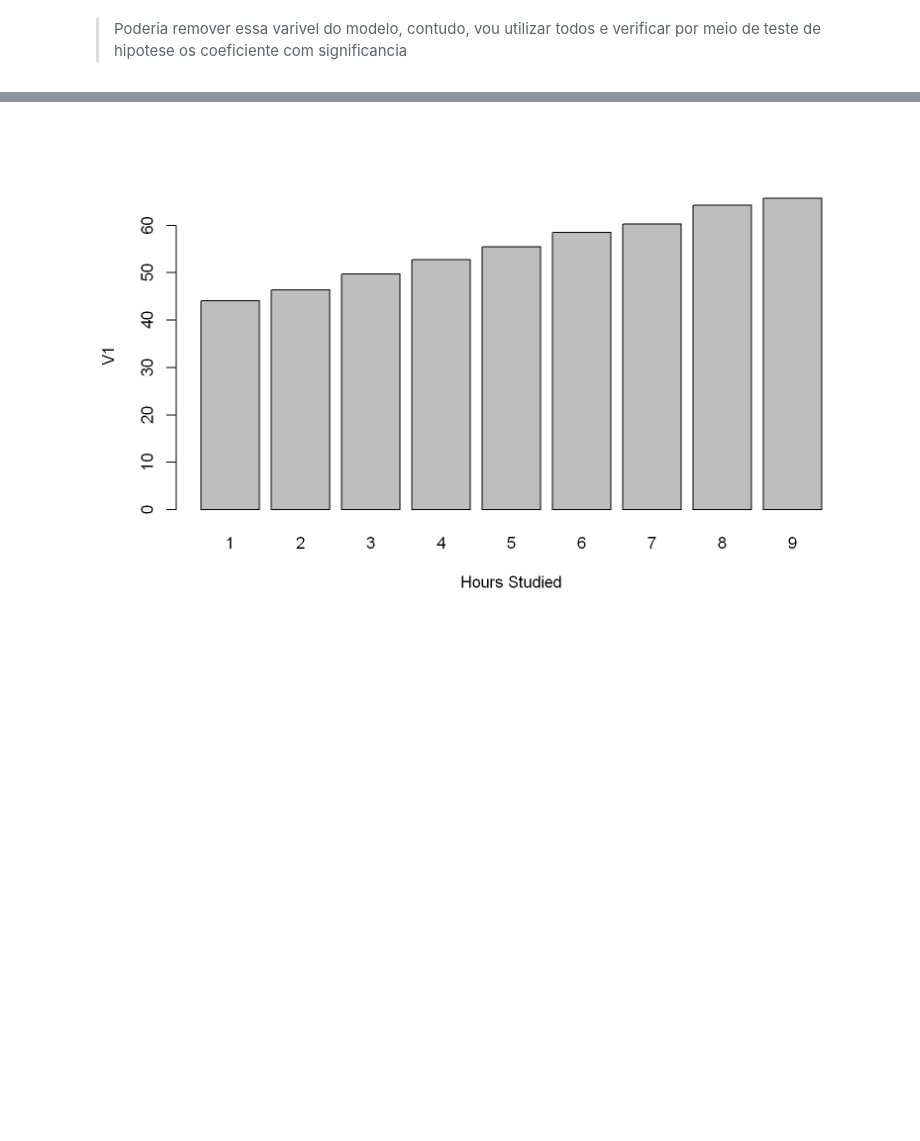
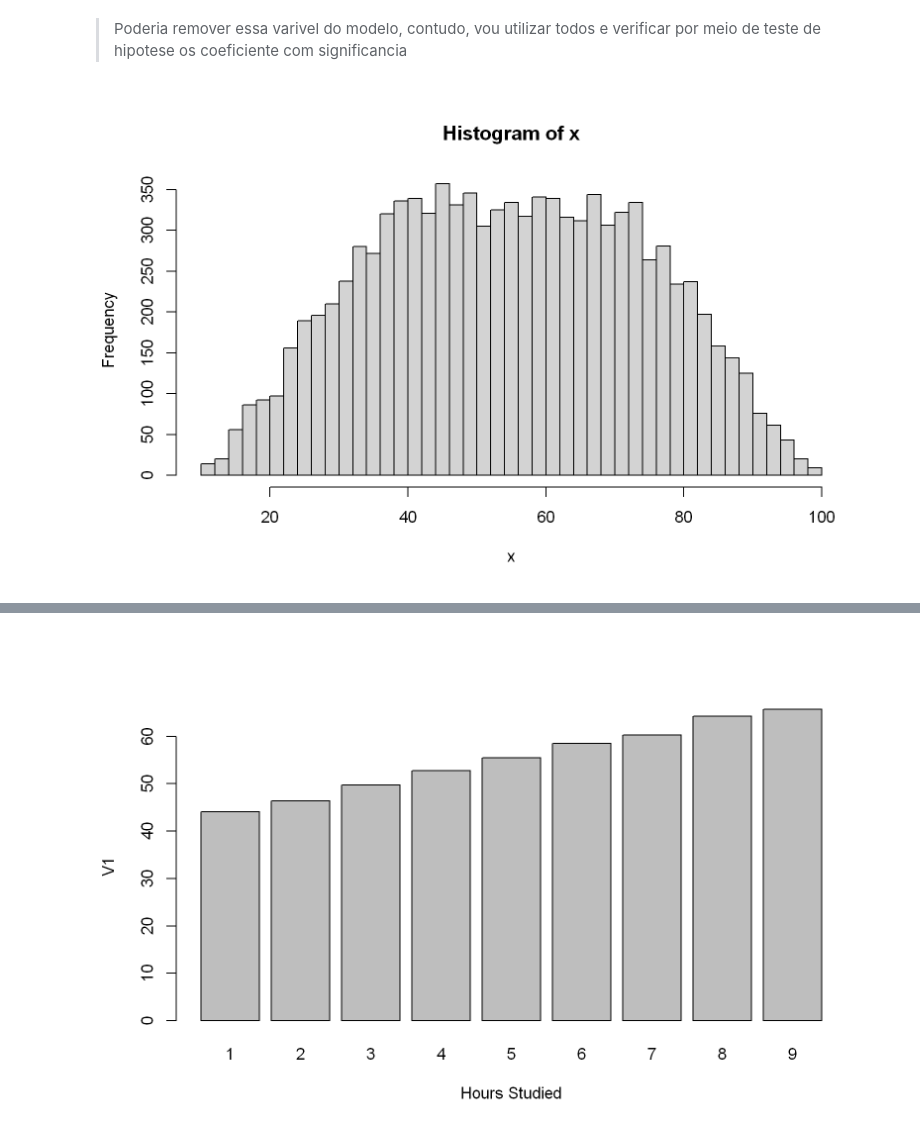
Before and after one commit to kaladabrio2020/DataAnalysisWith-R, a Jupyter notebook: StudentPeformanceR.ipynb, the cells around one changed output, grey strips where cells are left out. Saved outputs shown, nothing was run; the diff lists cells and outputs as text; code cells hidden in the pictures; blank space fills up the shorter version.

```diff
--- a/StudentPeformanceR.ipynb
+++ b/StudentPeformanceR.ipynb
@@ -97,3 +114,12 @@ biserial.cor(
 [1] -0.02452495
 # %% [markdown]
 > Poderia remover essa varivel do modelo, contudo, vou utilizar todos e verificar por meio de teste de hipotese os coeficiente com significancia
+# %%
+# Verificando a distribuição dos dados na hora de estudo
+par(bg = "white")
+options(repr.plot.width = 8, repr.plot.height = 5, repr.plot.res = 200)
+
+x = studentPeformance$`Performance Index`
+hist(x, 40)
+# %% [output]
+[figure, added]
```
Also changed, not shown: parts of 8 cells of this notebook.
